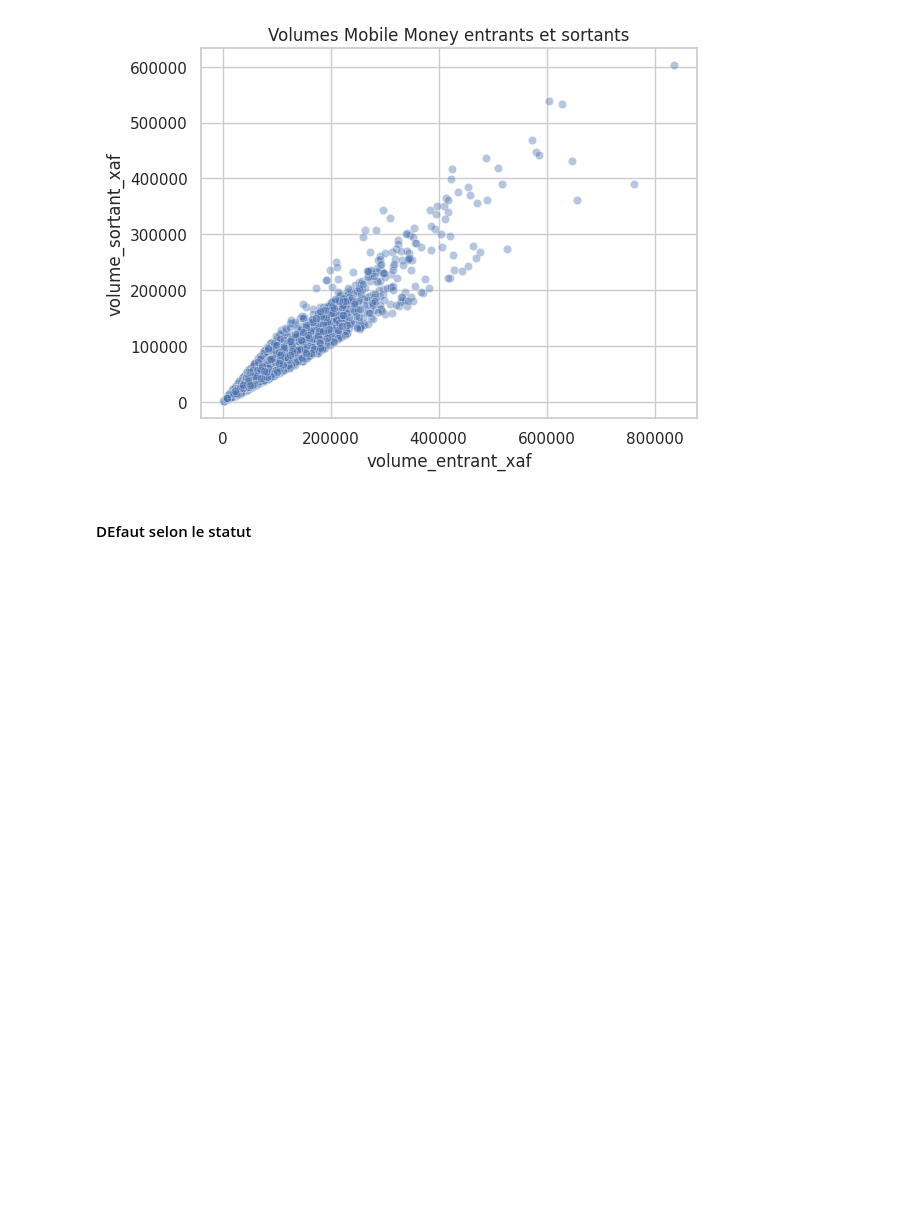
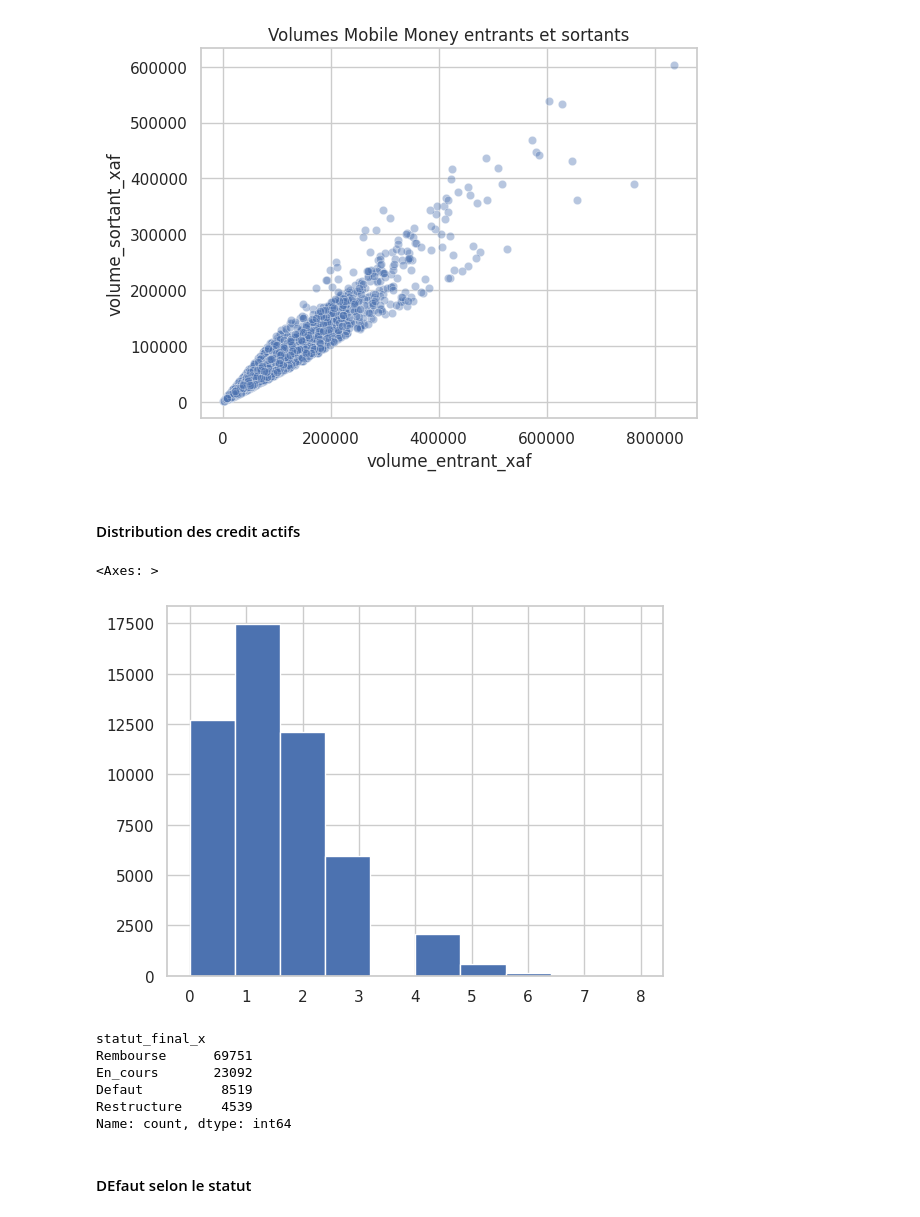
Before and after one commit to Codeur63/Projet-3, a Jupyter notebook: notebooks/EDA.ipynb, the cells around one changed output. Saved outputs shown, nothing was run; the diff lists cells and outputs as text; code cells hidden in the pictures; blank space fills up the shorter version.

```diff
--- a/notebooks/EDA.ipynb
+++ b/notebooks/EDA.ipynb
@@ -583,6 +729,22 @@ plt.title("Volumes Mobile Money entrants et sortants")
 plt.show()
 # %% [output]
 [figure]
+# %% [markdown]
+#### Distribution des credit actifs
+# %%
+df_a['nb_credits_actifs'].hist()
+# %% [output]
+<Axes: >
+[figure, added]
+# %%
+df_complet['statut_final_x'].value_counts()
+# %% [output]
+statut_final_x
+Rembourse      69751
+En_cours       23092
+Defaut          8519
+Restructure     4539
+Name: count, dtype: int64
 # %%
 hist_agg = df_c.groupby('applicant_id').agg(
     nb_credits_passes=('credit_id', 'count'),
```
Also changed, not shown: parts of 15 cells of this notebook, 1 other file.
